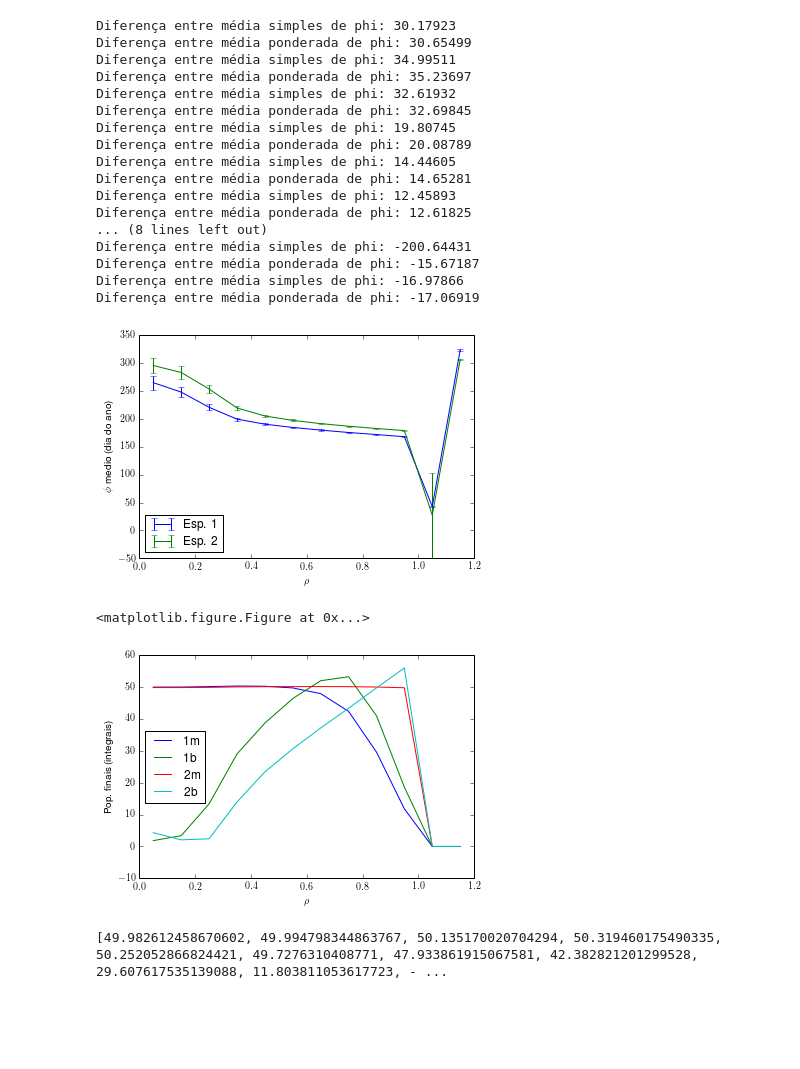
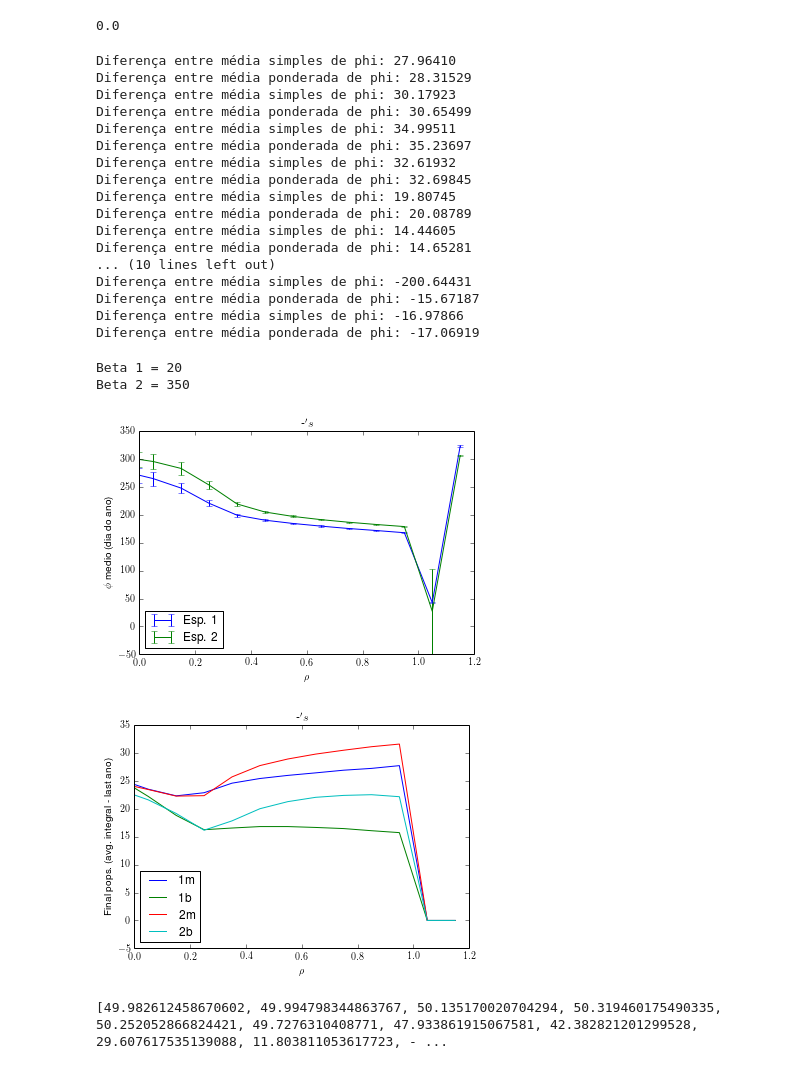
Before and after one commit to reand705/borboletas, a Jupyter notebook: borboletas3.ipynb, the cells around one changed output. Cells and saved outputs as stored; diff of their text form; code cells hidden in the pictures; blank space fills up the shorter version.

```diff
--- a/borboletas3.ipynb
+++ b/borboletas3.ipynb
@@ -178,7 +178,10 @@ def ddt(y, t, rho):
     return np.r_[du_1mdt,du_1bdt,du_2mdt,du_2bdt,dv0dt]
 # %%
 #Simule
-rhos = [0.05 + i*0.1 for i in range(0,12)]
+rhos = [0.0]
+aux = [0.05 + i*0.1 for i in range(0,12)]
+for elemento in aux: #preguiçoso
+    rhos.append(elemento)
 
 plt.interactive(True)
 t = np.linspace(0, T, N)
@@ -208,6 +211,8 @@ for rho in rhos:
     sol = np.array(sol)
 
     np.save('solution_rho=%.3f' %(rho), sol)
+# %% [output]
+0.0
 # %%
 #Calcule as medias e as populações finais para todos os rhos
 means1 = []
@@ -219,15 +224,21 @@ finals2m = []
 finals1b = []
 finals2b = []
 
+plt.interactive(True)
+rhos = [0.0]
+aux = [0.05 + i*0.1 for i in range(0,12)]
+for elemento in aux: #preguiçoso
+    rhos.append(elemento)
+
 for rho in rhos:
     sol = np.load('solution_rho=%.3f.npy' %(rho))
 
     #Monte as populacoes finais
-    u1m = sol[-1,0:Nphi+1]
-    u1b = sol[-1,Nphi+1:2*Nphi+2]
-    u2m = sol[-1,2*Nphi+2:3*Nphi+3]
-    u2b = sol[-1,3*Nphi+3:4*Nphi+4]
-    v0 = sol[-1,-1]
+    u1m = sol[-1*365:,0:Nphi+1]
+    u1b = sol[-1*365:,Nphi+1:2*Nphi+2]
+    u2m = sol[-1*365:,2*Nphi+2:3*Nphi+3]
+    u2b = sol[-1*365:,3*Nphi+3:4*Nphi+4]
+    v0 = sol[-1*365:,-1]
 
     #Calcule as integrais
     int1m = scipy.integrate.trapz(u1m,x)
@@ -235,10 +246,10 @@ for rho in rhos:
     int1b = scipy.integrate.trapz(u1b,x)
     int2b = scipy.integrate.trapz(u2b,x)
 
-    finals1m.append(int1m)
-    finals1b.append(int1b)
-    finals2m.append(int2m)
-    finals2b.append(int2b)
+    finals1m.append(np.mean(int1m))
+    finals1b.append(np.mean(int1b))
+    finals2m.append(np.mean(int2m))
+    finals2b.append(np.mean(int2b))
 
     #Calcule as medias
     mean_u1m = np.zeros(lenT)
@@ -286,6 +297,8 @@ for rho in rhos:
     means2.append(media_phi_avg_u2m/ 2/ np.pi * 365)
     errorbars2.append(stdev_phi_u2m/ 2/ np.pi * 365)
 # %% [output]
+Diferença entre média simples de phi: 27.96410
+Diferença entre média ponderada de phi: 28.31529
 Diferença entre média simples de phi: 30.17923
 Diferença entre média ponderada de phi: 30.65499
 Diferença entre média simples de phi: 34.99511
@@ -296,9 +309,7 @@ Diferença entre média simples de phi: 19.80745
 Diferença entre média ponderada de phi: 20.08789
 Diferença entre média simples de phi: 14.44605
 Diferença entre média ponderada de phi: 14.65281
-Diferença entre média simples de phi: 12.45893
-Diferença entre média ponderada de phi: 12.61825
-... (8 lines left out)
+... (10 lines left out)
 Diferença entre média simples de phi: -200.64431
 Diferença entre média ponderada de phi: -15.67187
 Diferença entre média simples de phi: -16.97866
@@ -307,25 +318,30 @@ Diferença entre média ponderada de phi: -17.06919
 #plote os phis medios
 plt.errorbar(rhos, means1, yerr = errorbars1, label = r"Esp. 1")
 plt.errorbar(rhos, means2, yerr = errorbars2, label = r"Esp. 2")
+print("Beta 1 = %d" %beta1)
+print("Beta 2 = %d" %beta2)
 plt.legend(loc = "best")
 plt.xlabel(r"$\rho$")
 plt.ylabel(r"$\phi$ medio (dia do ano)")
+plt.title(r"-$'s")
 plt.show()
 # %% [output]
+Beta 1 = 20
+Beta 2 = 350
-[figure, old version]
+[figure, new version]
-<matplotlib.figure.Figure at 0x...>
 # %%
 #Plote as populações finais
 plt.plot(rhos, finals1m, label = r"1m")
 plt.plot(rhos, finals1b, label = r"1b")
 plt.plot(rhos, finals2m, label = r"2m")
 plt.plot(rhos, finals2b, label = r"2b")
 plt.xlabel(r"$\rho$")
-plt.ylabel(r"Pop. finais (integrais)")
+plt.ylabel(r"Final pops. (avg. integral - last ano)")
+plt.title(r"-$'s")
 plt.legend(loc = "best")
 plt.show()
 # %% [output]
-[figure, old version]
+[figure, new version]
 # %%
 # %% [output]
 [49.982612458670602, 49.994798344863767, 50.135170020704294, 50.319460175490335, 50.252052866824421, 49.7276310408771, 47.933861915067581, 42.382821201299528, 29.607617535139088, 11.803811053617723, - ...
```
Also changed, not shown: 1 other file.
